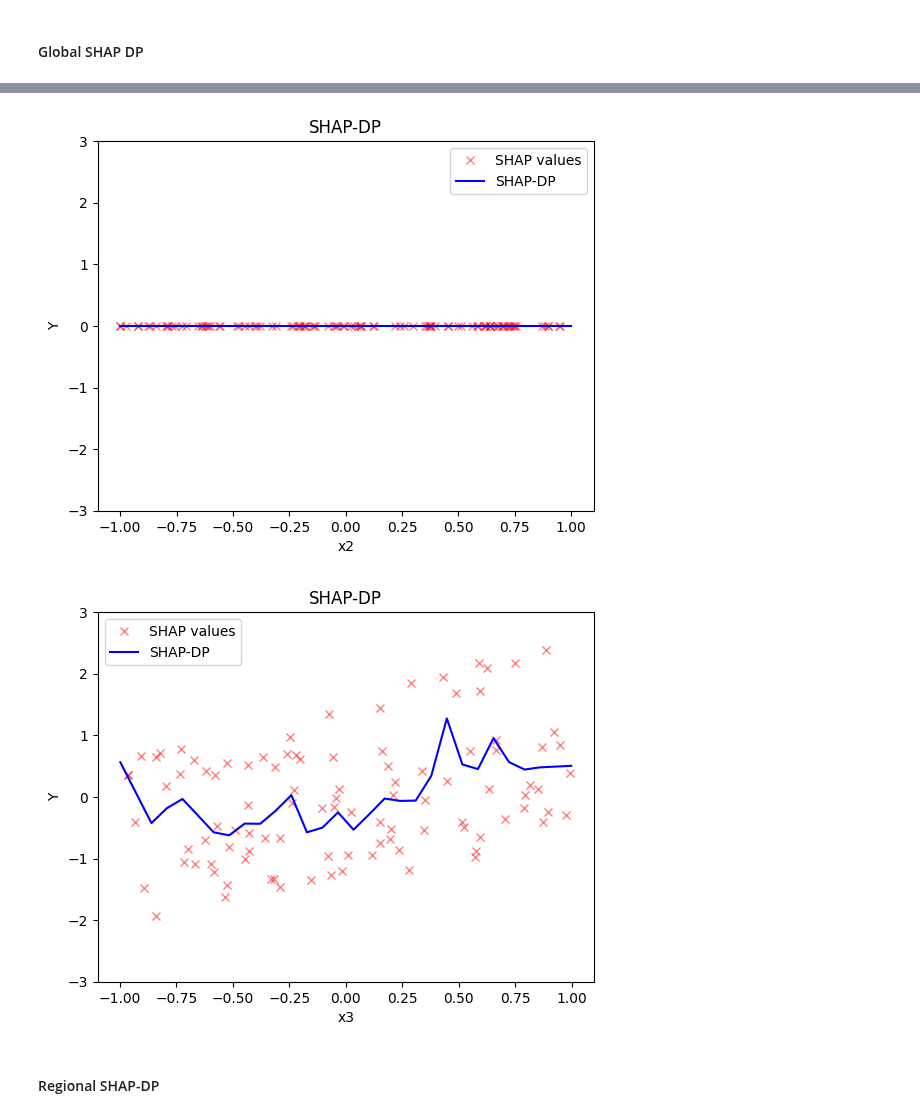
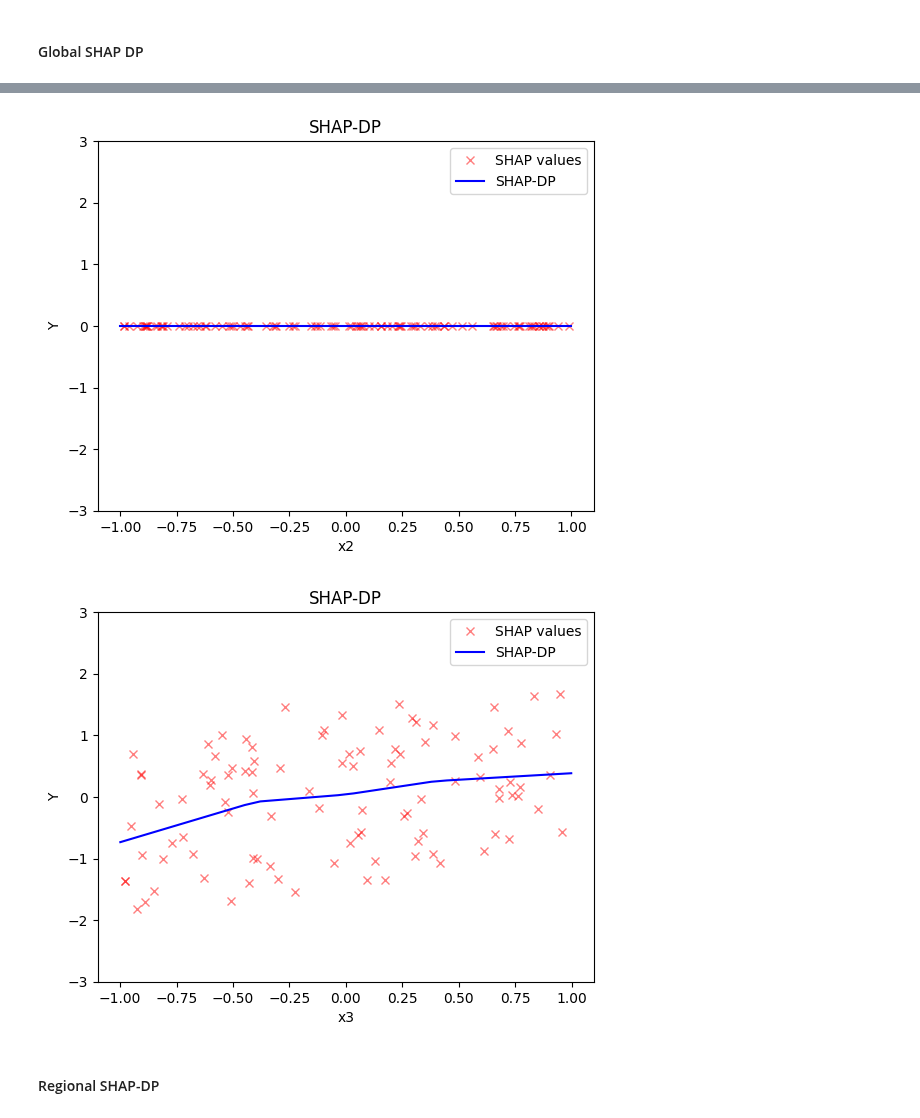
Before and after one commit to givasile/effector, a Jupyter notebook: notebooks/synthetic-examples/03_regional_effects_synthetic_f.ipynb, the cells around one changed output, grey strips where cells are left out. Drawn from its saved outputs; the diff is of its cells as text; code cells hidden in the pictures.

```diff
--- a/notebooks/synthetic-examples/03_regional_effects_synthetic_f.ipynb
+++ b/notebooks/synthetic-examples/03_regional_effects_synthetic_f.ipynb
@@ -434,7 +437,8 @@ The global RHALE plots follow the formula obtained after setting $x_1=x_3$ while
 #### Global SHAP DP
 # %%
 shap = effector.ShapDP(data=X_uncor_train, model=model, feature_names=['x1','x2','x3'], target_name="Y")
-
+binning_method = effector.binning_methods.Fixed(nof_bins=5, min_points_per_bin=0)
+shap.fit("all", centering=True, binning_method=binning_method)
 shap.plot(feature=0, centering=True, heterogeneity="shap_values", show_avg_output=False, y_limits=[-3, 3])
 shap.plot(feature=1, centering=True, heterogeneity="shap_values", show_avg_output=False, y_limits=[-3, 3])
 shap.plot(feature=2, centering=True, heterogeneity="shap_values", show_avg_output=False, y_limits=[-3, 3])
@@ -443,5 +447,5 @@ shap.plot(feature=2, centering=True, heterogeneity="shap_values", show_avg_outpu
-[figure, old version]
+[figure, new version]
-[figure, old version]
+[figure, new version]
 # %% [markdown]
 #### Regional SHAP-DP
 # %%
```
Also changed, not shown: parts of 28 cells of this notebook, 43 other files.
